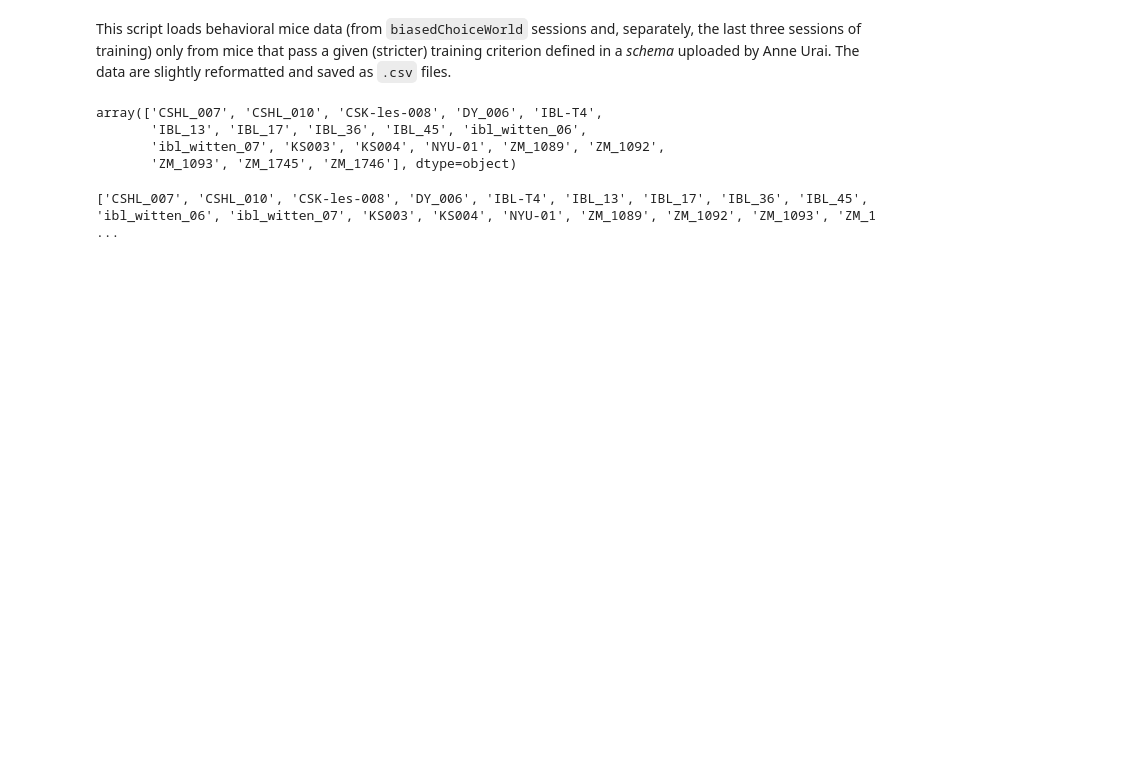
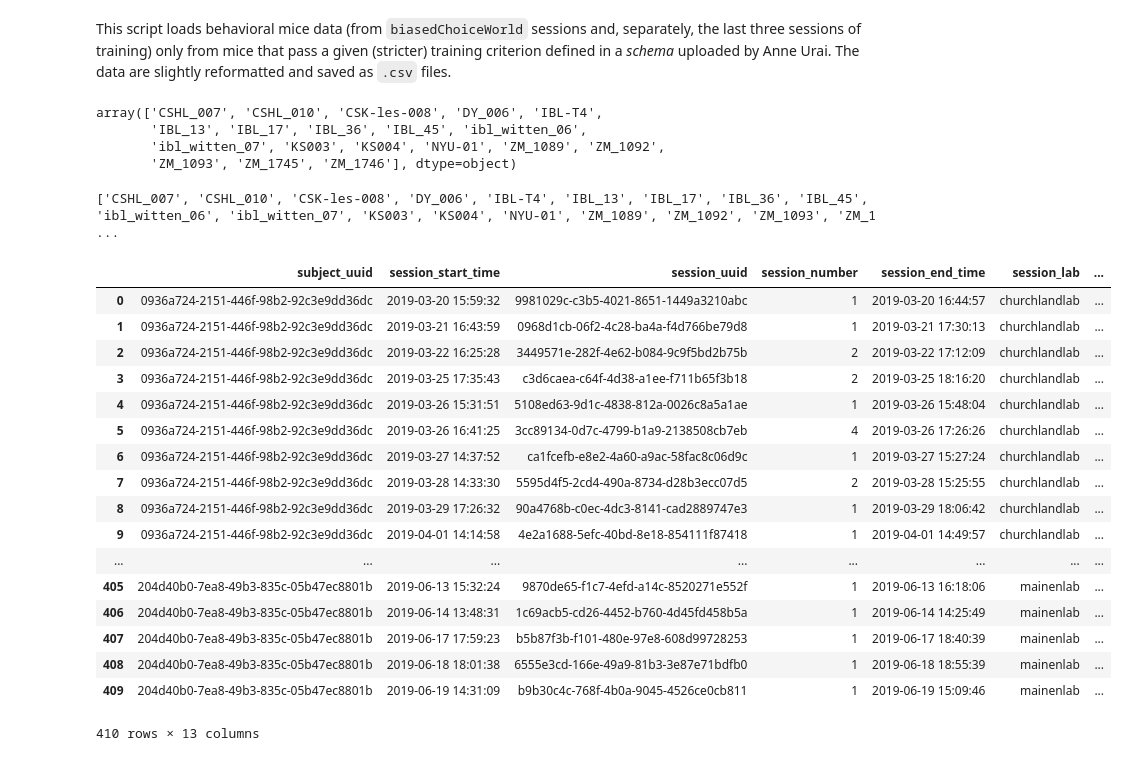
Before and after one commit to int-brain-lab/ibl-changepoint, a Jupyter notebook: python/fetch_data_criteria.ipynb, the cells around one changed output. Cells and saved outputs as stored; diff of their text form; code cells hidden in the pictures; blank space fills up the shorter version.

```diff
--- a/python/fetch_data_criteria.ipynb
+++ b/python/fetch_data_criteria.ipynb
@@ -110,3 +110,24 @@ for mouse_nickname in mice_names:
 print(stable_mice_names)
 # %% [output]
 ['CSHL_007', 'CSHL_010', 'CSK-les-008', 'DY_006', 'IBL-T4', 'IBL_13', 'IBL_17', 'IBL_36', 'IBL_45', 'ibl_witten_06', 'ibl_witten_07', 'KS003', 'KS004', 'NYU-01', 'ZM_1089', 'ZM_1092', 'ZM_1093', 'ZM_1 ...
+# %%
+sess_dat
+# %% [output]
+|  | subject_uuid | session_start_time | session_uuid | session_number | session_end_time | session_lab | ... |
+| 0 | 0936a724-2151-446f-98b2-92c3e9dd36dc | 2019-03-20 15:59:32 | 9981029c-c3b5-4021-8651-1449a3210abc | 1 | 2019-03-20 16:44:57 | churchlandlab | ... |
+| 1 | 0936a724-2151-446f-98b2-92c3e9dd36dc | 2019-03-21 16:43:59 | 0968d1cb-06f2-4c28-ba4a-f4d766be79d8 | 1 | 2019-03-21 17:30:13 | churchlandlab | ... |
+| 2 | 0936a724-2151-446f-98b2-92c3e9dd36dc | 2019-03-22 16:25:28 | 3449571e-282f-4e62-b084-9c9f5bd2b75b | 2 | 2019-03-22 17:12:09 | churchlandlab | ... |
+| 3 | 0936a724-2151-446f-98b2-92c3e9dd36dc | 2019-03-25 17:35:43 | c3d6caea-c64f-4d38-a1ee-f711b65f3b18 | 2 | 2019-03-25 18:16:20 | churchlandlab | ... |
+| 4 | 0936a724-2151-446f-98b2-92c3e9dd36dc | 2019-03-26 15:31:51 | 5108ed63-9d1c-4838-812a-0026c8a5a1ae | 1 | 2019-03-26 15:48:04 | churchlandlab | ... |
+| 5 | 0936a724-2151-446f-98b2-92c3e9dd36dc | 2019-03-26 16:41:25 | 3cc89134-0d7c-4799-b1a9-2138508cb7eb | 4 | 2019-03-26 17:26:26 | churchlandlab | ... |
+| 6 | 0936a724-2151-446f-98b2-92c3e9dd36dc | 2019-03-27 14:37:52 | ca1fcefb-e8e2-4a60-a9ac-58fac8c06d9c | 1 | 2019-03-27 15:27:24 | churchlandlab | ... |
+| 7 | 0936a724-2151-446f-98b2-92c3e9dd36dc | 2019-03-28 14:33:30 | 5595d4f5-2cd4-490a-8734-d28b3ecc07d5 | 2 | 2019-03-28 15:25:55 | churchlandlab | ... |
+| 8 | 0936a724-2151-446f-98b2-92c3e9dd36dc | 2019-03-29 17:26:32 | 90a4768b-c0ec-4dc3-8141-cad2889747e3 | 1 | 2019-03-29 18:06:42 | churchlandlab | ... |
+| 9 | 0936a724-2151-446f-98b2-92c3e9dd36dc | 2019-04-01 14:14:58 | 4e2a1688-5efc-40bd-8e18-854111f87418 | 1 | 2019-04-01 14:49:57 | churchlandlab | ... |
+| ... | ... | ... | ... | ... | ... | ... | ... |
+| 405 | 204d40b0-7ea8-49b3-835c-05b47ec8801b | 2019-06-13 15:32:24 | 9870de65-f1c7-4efd-a14c-8520271e552f | 1 | 2019-06-13 16:18:06 | mainenlab | ... |
+| 406 | 204d40b0-7ea8-49b3-835c-05b47ec8801b | 2019-06-14 13:48:31 | 1c69acb5-cd26-4452-b760-4d45fd458b5a | 1 | 2019-06-14 14:25:49 | mainenlab | ... |
+| 407 | 204d40b0-7ea8-49b3-835c-05b47ec8801b | 2019-06-17 17:59:23 | b5b87f3b-f101-480e-97e8-608d99728253 | 1 | 2019-06-17 18:40:39 | mainenlab | ... |
+| 408 | 204d40b0-7ea8-49b3-835c-05b47ec8801b | 2019-06-18 18:01:38 | 6555e3cd-166e-49a9-81b3-3e87e71bdfb0 | 1 | 2019-06-18 18:55:39 | mainenlab | ... |
+| 409 | 204d40b0-7ea8-49b3-835c-05b47ec8801b | 2019-06-19 14:31:09 | b9b30c4c-768f-4b0a-9045-4526ce0cb811 | 1 | 2019-06-19 15:09:46 | mainenlab | ... |
+410 rows × 13 columns
```
Also changed, not shown: 2 other files.
